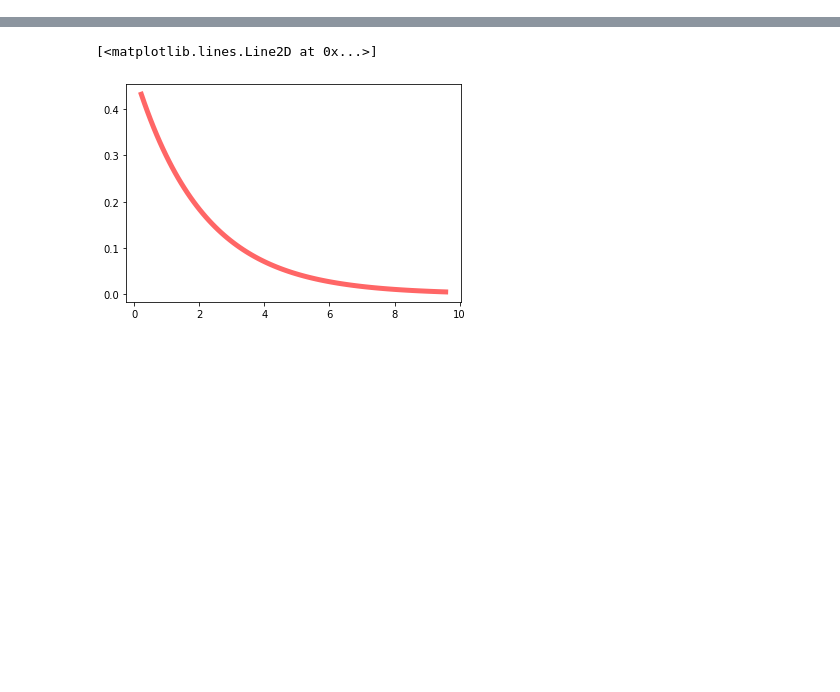
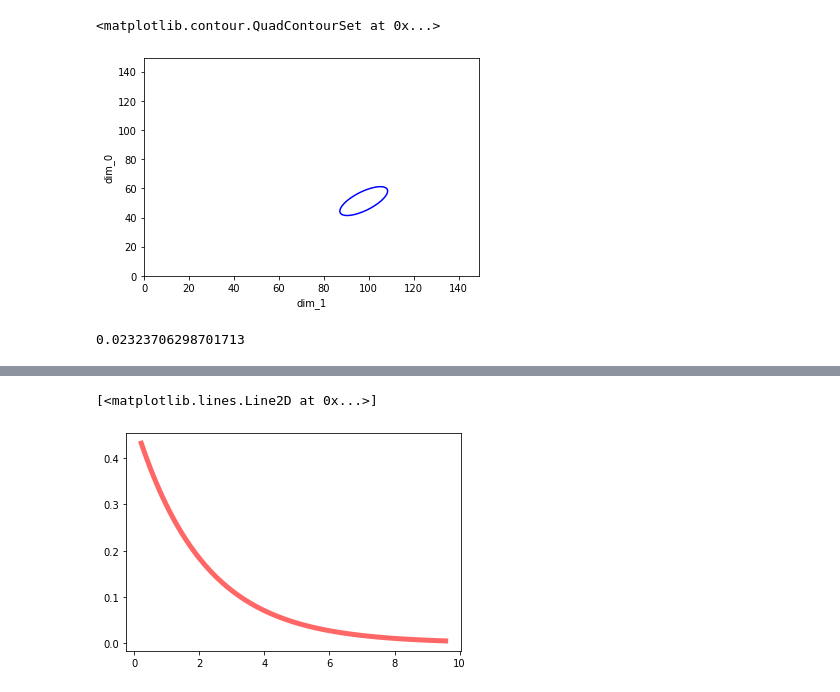
Before and after one commit to PascalPolygon/pattern_recognition, a Jupyter notebook: p6_MVG_class.ipynb, the cells around one changed output, grey strips where cells are left out. Drawn from its saved outputs; the diff is of its cells as text; code cells hidden in the pictures; blank space fills up the shorter version.

```diff
--- a/p6_MVG_class.ipynb
+++ b/p6_MVG_class.ipynb
@@ -10,0 +42,15 @@ ncx2.ppf(0.10, df, nc)
+# %%
+Z =  xr.DataArray(F.pdf(pos))
+kw = {'levels':[2.4], 'colors':['b']}
+# f, (ax1, ax2) = plt.subplots(1, 2, figsize=(6, 3))
+# Z.plot.contour(ax=ax1, **kw)
+Z.plot.contour(**kw)
+# ax2.contour(Z.values, cmap = 'jet')
+# plt.show()
+# %% [output]
+<matplotlib.contour.QuadContourSet at 0x...>
+[figure, added]
+# %%
+Z.values[3, 1]
+# %% [output]
+0.02323706298701713
```
Also changed, not shown: parts of 18 cells of this notebook, 1 other file.
